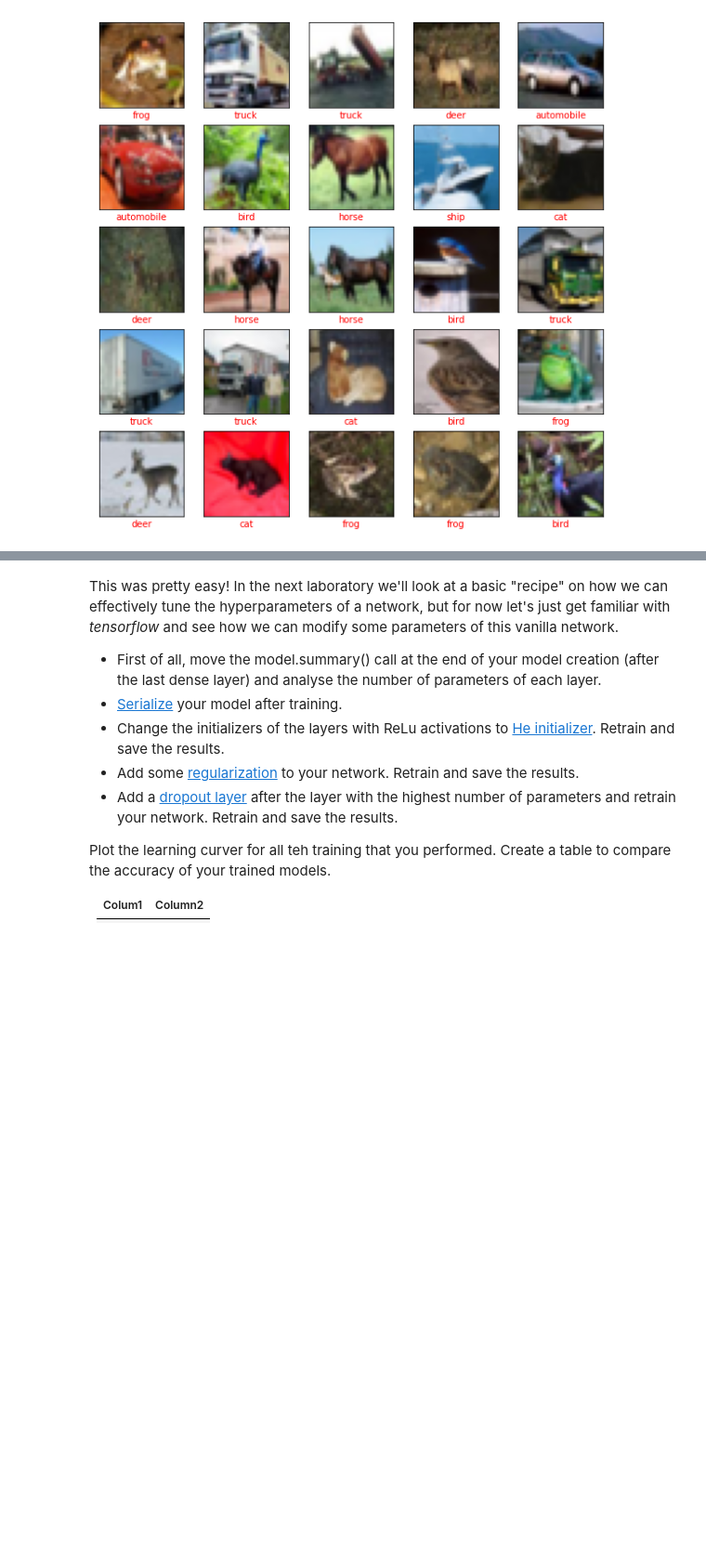
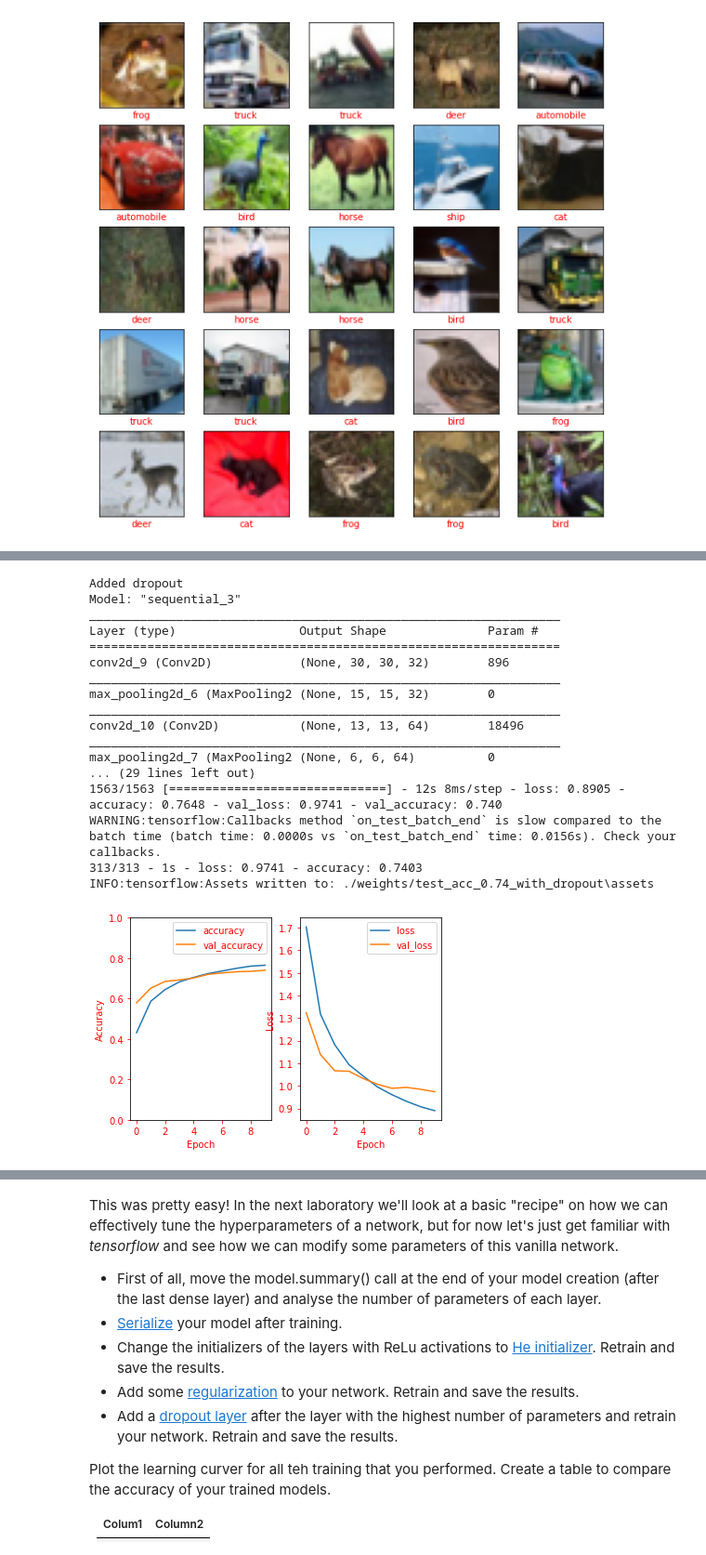
Before and after one commit to ComanacDragos/ComputerVisionAndDeepLearning, a Jupyter notebook: lab3/Computer_Vision_and_Deep_Learning_Laboratory_3_[students].ipynb, the cells around one changed output, grey strips where cells are left out. Shown at 93% size. Saved outputs shown, nothing was run; the diff lists cells and outputs as text; code cells hidden in the pictures; blank space fills up the shorter version.

```diff
--- a/lab3/Computer_Vision_and_Deep_Learning_Laboratory_3_[students].ipynb
+++ b/lab3/Computer_Vision_and_Deep_Learning_Laboratory_3_[students].ipynb
@@ -672,0 +876,68 @@ dict_keys(['loss', 'accuracy', 'val_loss', 'val_accuracy'])
+# %%
+print("Added dropout")
+initializer = tf.keras.initializers.HeNormal()
+regularizer = tf.keras.regularizers.l1_l2(l1=1e-5, l2=1e-4)
+
+model = models.Sequential()
+model.add(layers.Conv2D(32, (3, 3),
+                        kernel_regularizer=regularizer,
+                        activity_regularizer=regularizer,
+                        bias_regularizer=regularizer,
+                        kernel_initializer=initializer,
+                        activation='relu', input_shape=(32, 32, 3)))
+model.add(layers.MaxPooling2D((2, 2)))
+model.add(layers.Conv2D(64, (3, 3),
+                        kernel_regularizer=regularizer,
+                        activity_regularizer=regularizer,
+                        bias_regularizer=regularizer,
+                        kernel_initializer=initializer,
+                        activation='relu'))
+model.add(layers.MaxPooling2D((2, 2)))
+model.add(layers.Conv2D(64, (3, 3),
+                        kernel_regularizer=regularizer,
+                        activity_regularizer=regularizer,
+                        bias_regularizer=regularizer,
+                        kernel_initializer=initializer,
+                        activation='relu'))
+model.add(layers.Flatten())
+model.add(layers.Dense(64,
+                       kernel_regularizer=regularizer,
+                       activity_regularizer=regularizer,
+                       bias_regularizer=regularizer,
+                       kernel_initializer=initializer,
+                       activation='relu'))
+model.add(layers.Dropout(.5))
+model.add(layers.Dense(10))
+
+model.summary()
+
+model.compile(optimizer='adam',
+              loss=tf.keras.losses.SparseCategoricalCrossentropy(from_logits=True),
+              metrics=['accuracy'])
+
+history =  model.fit(train_images, train_labels, epochs=10,
+                     validation_data=(test_images, test_labels)
+                     )
+plot_history(history)
+
+test_loss, test_acc = model.evaluate(test_images,  test_labels, verbose=2)
+model.save(f"./weights/test_acc_{str(test_acc)[:4]}_with_dropout")
+# %% [output]
+Added dropout
+Model: "sequential_3"
+_________________________________________________________________
+Layer (type)                 Output Shape              Param #
+=================================================================
+conv2d_9 (Conv2D)            (None, 30, 30, 32)        896
+_________________________________________________________________
+max_pooling2d_6 (MaxPooling2 (None, 15, 15, 32)        0
+_________________________________________________________________
+conv2d_10 (Conv2D)           (None, 13, 13, 64)        18496
+_________________________________________________________________
+max_pooling2d_7 (MaxPooling2 (None, 6, 6, 64)          0
+... (29 lines left out)
+1563/1563 [==============================] - 12s 8ms/step - loss: 0.8905 - accuracy: 0.7648 - val_loss: 0.9741 - val_accuracy: 0.740
+WARNING:tensorflow:Callbacks method `on_test_batch_end` is slow compared to the batch time (batch time: 0.0000s vs `on_test_batch_end` time: 0.0156s). Check your callbacks.
+313/313 - 1s - loss: 0.9741 - accuracy: 0.7403
+INFO:tensorflow:Assets written to: ./weights/test_acc_0.74_with_dropout\assets
+[figure, added]
```
Also changed, not shown: parts of 13 cells of this notebook, 20 other files.
